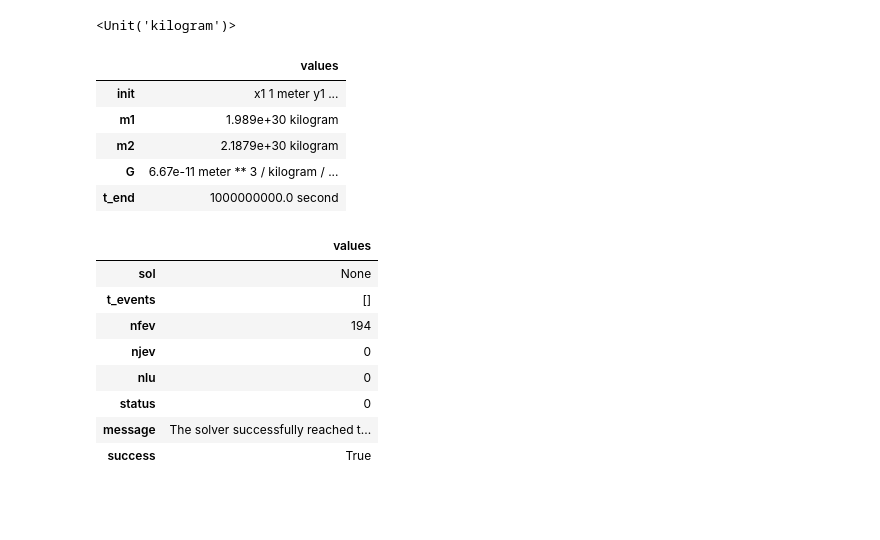
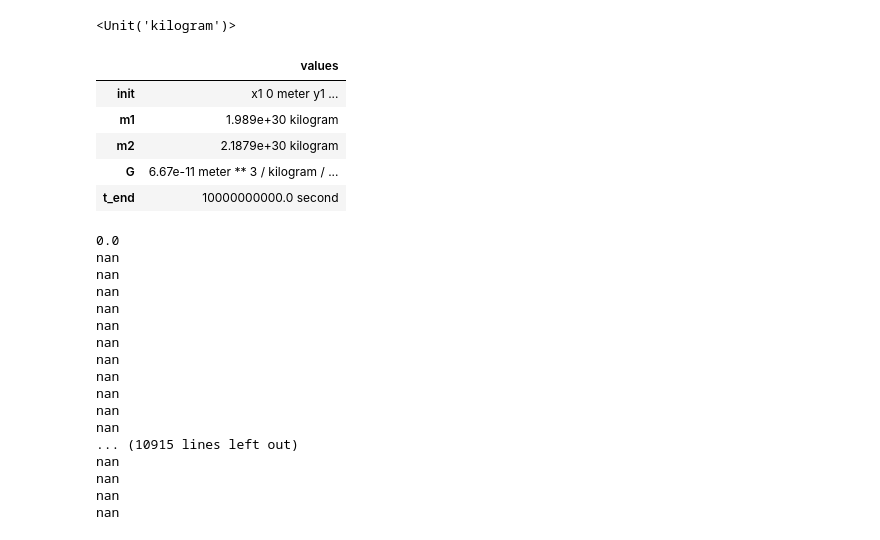
Before and after one commit to colinmsnow/ModSimPy, a Jupyter notebook: code/3D_BinaryStarSystem.ipynb, the cells around one changed output. Cells and saved outputs as stored; diff of their text form; code cells hidden in the pictures; blank space fills up the shorter version.

Commit message:
updated com dependent system

```diff
--- a/code/3D_BinaryStarSystem.ipynb
+++ b/code/3D_BinaryStarSystem.ipynb
@@ -15,16 +15,16 @@ kg =UNITS.kilogram
 # %% [output]
 <Unit('kilogram')>
 # %%
-t_end=1e9 * s
-init=State(x1=1*m,y1=1*m,z1=1*m,vx1=2000*m/s,vy1=0*m/s, vz1=0*m/s,x2=0*m,y2=5925000000*m,z2=0*m,vx2=2000*m/s,vy2=0*m/s, vz2=0*m/s)
+t_end=1e10 * s
+init=State(x1=0*m,y1=0*m,z1=0*m,vx1=0*m/s,vy1=0*m/s, vz1=0*m/s,x2=0*m/2,y2=5925000000*m/2,z2=0*m,vx2=2000*m/s,vy2=0*m/s, vz2=0*m/s)
 system = System(init=init, m1=1.989e30*kg, m2=1.989e30*1.1*kg, G=6.67e-11*m*m*m/kg/s/s, t_end=t_end)
 # %% [output]
 |  | values |
-| init | x1 1 meter y1 ... |
+| init | x1 0 meter y1 ... |
 | m1 | 1.989e+30 kilogram |
 | m2 | 2.1879e+30 kilogram |
 | G | 6.67e-11 meter ** 3 / kilogram / ... |
-| t_end | 1000000000.0 second |
+| t_end | 10000000000.0 second |
 # %%
 def slope_func2(state, t, system):
     """Compute derivatives of the state.
@@ -67,17 +68,25 @@ def slope_func2(state, t, system):
 
     return dx1dt,dy1dt,dz1dt,dvx1dt,dvy1dt, dvz1dt,       dx2dt,dy2dt,dz2dt,dvx2dt,dvy2dt, dvz2dt
 # %%
-results, details = run_ode_solver(system, slope_func2,minStep=1e5)
+results, details = run_ode_solver(system, slope_func2)
 details
 # %% [output]
-|  | values |
-| sol | None |
-| t_events | [] |
-| nfev | 194 |
-| njev | 0 |
-| nlu | 0 |
-| status | 0 |
-| message | The solver successfully reached t... |
-| success | True |
+0.0
+nan
+nan
+nan
+nan
+nan
+nan
+nan
+nan
+nan
+nan
+nan
+... (10915 lines left out)
+nan
+nan
+nan
+nan
 # %%
 results.plot()
```
Also changed, not shown: parts of 8 cells of this notebook, 6 other files.
